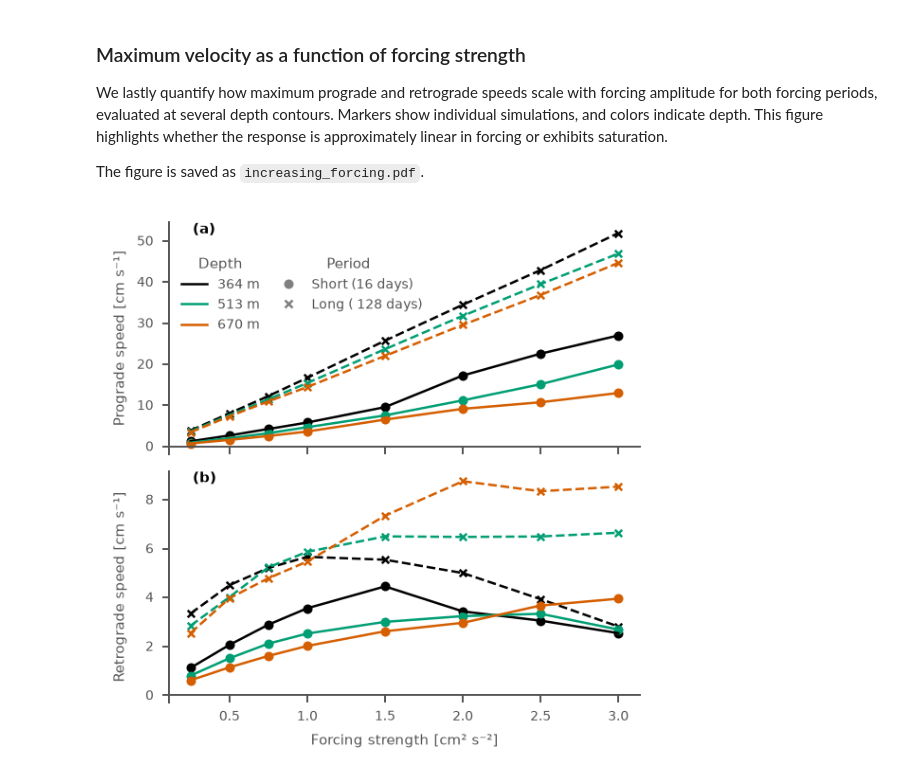
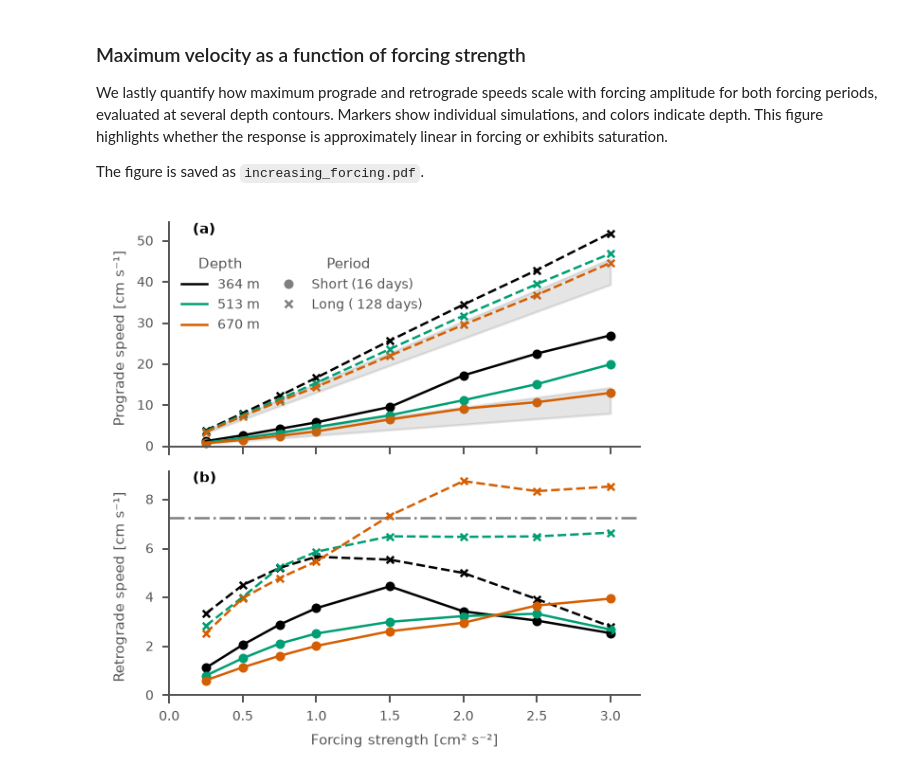
Before and after one commit to alpsjur/temporal-topo-flow, a Jupyter notebook: notebooks/make_figures.ipynb, the cells around one changed output. Drawn from its saved outputs; the diff is of its cells as text; code cells hidden in the pictures.

Commit message:
added tehoretical values to changing forcing figure

```diff
--- a/notebooks/make_figures.ipynb
+++ b/notebooks/make_figures.ipynb
@@ -1830,6 +1829,19 @@ We lastly quantify how maximum prograde and retrograde speeds scale with forcing
 The figure is saved as `increasing_forcing.pdf`.
 # %%
 data = xr.open_dataset(datapath+"wave_comparison/forcing_vs_arrest_speeds.nc")
+depths = list(data.depth.values)
+
+LCdict = {}
+x = np.arange(0,90)*1e3
+y = np.arange(0,90)*1e3
+for depth in depths:
+    xc, yc = extract_uniform_contour(h, x, y, depth, N_points=120)
+    dtx, dty, dl = contour_segments(xc, yc)
+    LCdict[depth] = np.sum(dl)
+# %%
+def u_max(H, tau, omega, LC, R):
+    Lx = 90000
+    return (Lx/LC)*(tau/R) /np.sqrt(1+(omega*H/R)**2)
 # %%
 #fig, (ax1, ax2) = plt.subplots(2, 1, figsize=get_figure_dimensions(aspect_ratio=1), sharex=True)
 fig, [ax1,ax2] = create_figure("single",
@@ -1840,7 +1852,6 @@ fig, [ax1,ax2] = create_figure("single",
 customize_axis(ax1, xzero=False)
 customize_axis(ax2, xzero=False)
 
-depths = list(data.depth.values)
 
 # --- Plotting ---
 for i, depth in enumerate(depths):
@@ -1876,31 +1887,72 @@ depth_handles = [
 # Forcing legend (symbols only, in grey)
 forcing_handles = [
     Line2D([0], [0], marker="o", color="grey", linestyle="None", label="Short (16 days)"),
     Line2D([0], [0], marker="x", color="grey", linestyle="None", label="Long ( 128 days)"),
 ]
 
 leg_depths = ax1.legend(handles=depth_handles, title="Depth",
                         frameon=False, loc="upper left" , bbox_to_anchor=(0, 0.9))
 leg_forcing = ax1.legend(handles=forcing_handles, title="Period",
                          frameon=False, loc="upper left", bbox_to_anchor=(0.2, 0.9))
 ax1.add_artist(leg_depths)
 
 # Labels
 ax1.set_ylabel("Prograde speed [cm s⁻¹]")
 ax2.set_ylabel("Retrograde speed [cm s⁻¹]")
 ax2.set_xlabel("Forcing strength [cm² s⁻²]")
 
 ax2.set_ylim(-0.3, None)
 
 ax1.text(0.05, 1, "(a)", color="black",
          transform=ax1.transAxes,
          va="top", fontweight="bold", fontsize=6)
 ax2.text(0.05, 1, "(b)", color="black",
          transform=ax2.transAxes,
          va="top", fontweight="bold", fontsize=6)
 
+
+
+### plot theoretical lines
+
+# plot theoretical arrest speed for mode 2 topogrpahic Rossby wave
+ax2.hlines(theoretical_arrest_speed[2],
+           xmin = 0, xmax = 3.2,
+           color="grey", ls="-.")
+#ax2.text(0.3,theoretical_arrest_speed[2]-0.3, "Mode 2", color="gray", ha="left", va="top")
+
+
+# plot theoretical maximum speed for linear model
+tau = data.forcing_strength.sel(period="short").values
+R = 5e-4  # bottom drag coefficient [m/s]
+
+omega_s = 2*np.pi/(16*24*3600)  # 16-day period in rad/s
+omega_l = 2*np.pi/(128*24*3600) # 128-day period in rad/s
+
+# shade the span of theoretical maximum speeds for short and long forcing periods
+LC_min = min(LCdict.values())
+LC_max = max(LCdict.values())
+H_min = min(depths)
+H_max = max(depths)
+
+umax_s_min = u_max(H_min, tau, omega_s, LC_max, R)
+umax_s_max = u_max(H_max, tau, omega_s, LC_min, R)
+umax_l_min = u_max(H_min, tau, omega_l, LC_max, R)
+umax_l_max = u_max(H_max, tau, omega_l, LC_min, R)
+
+ax1.fill_between(
+    tau * 1e4, umax_s_min * 1e2, umax_s_max * 1e2,
+    color="grey", alpha=0.2, edgecolor="none", linewidth=0
+)
+ax1.fill_between(
+    tau * 1e4, umax_l_min * 1e2, umax_l_max * 1e2,
+    color="grey", alpha=0.2, edgecolor="none", linewidth=0
+)
+
+
+ax2.set_xlim(0, 3.2)
+
 fig.align_labels()
 fig.tight_layout()
 fig.savefig(figpath+"increasing_forcing.pdf", bbox_inches="tight")
 # %% [output]
-[figure, old version]
+[figure, new version]
```
Also changed, not shown: parts of 3 cells of this notebook.
